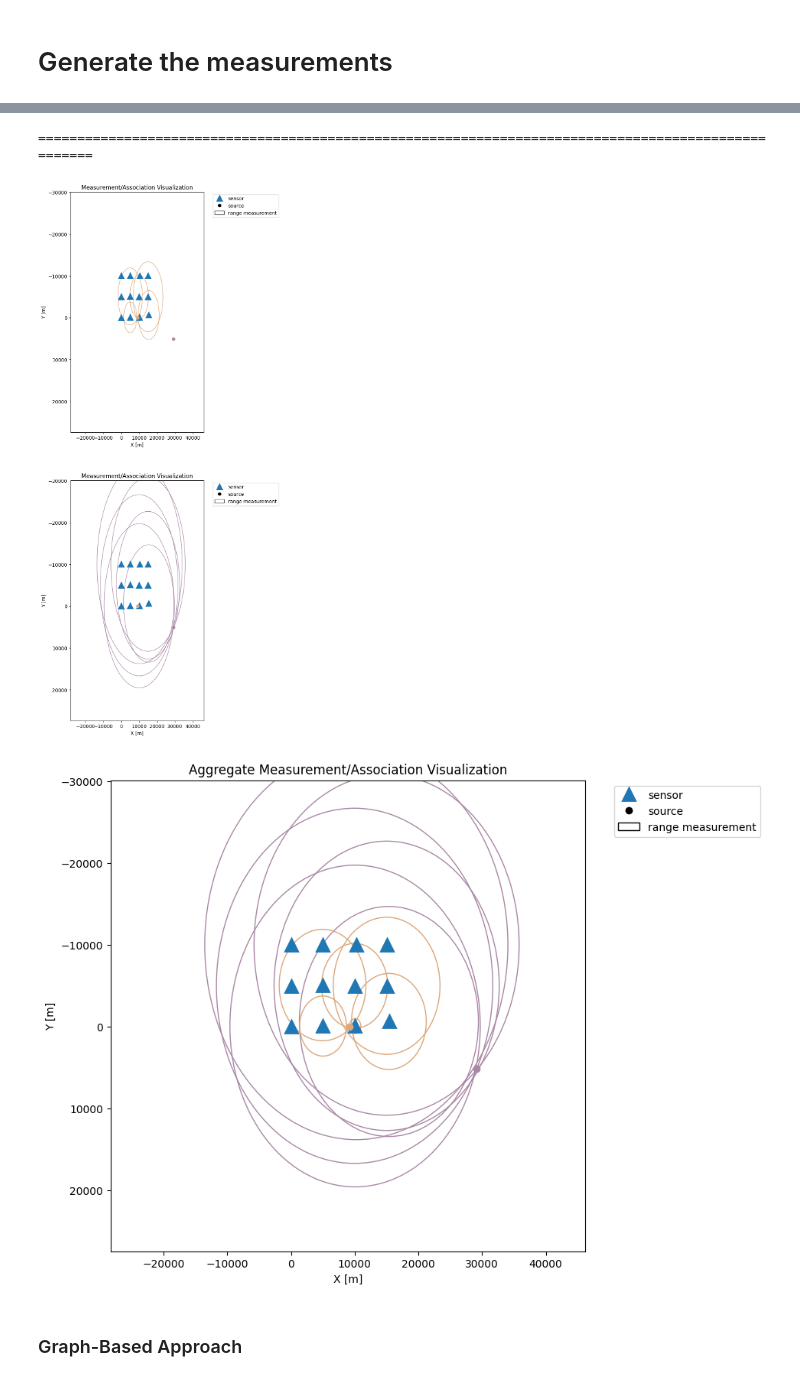
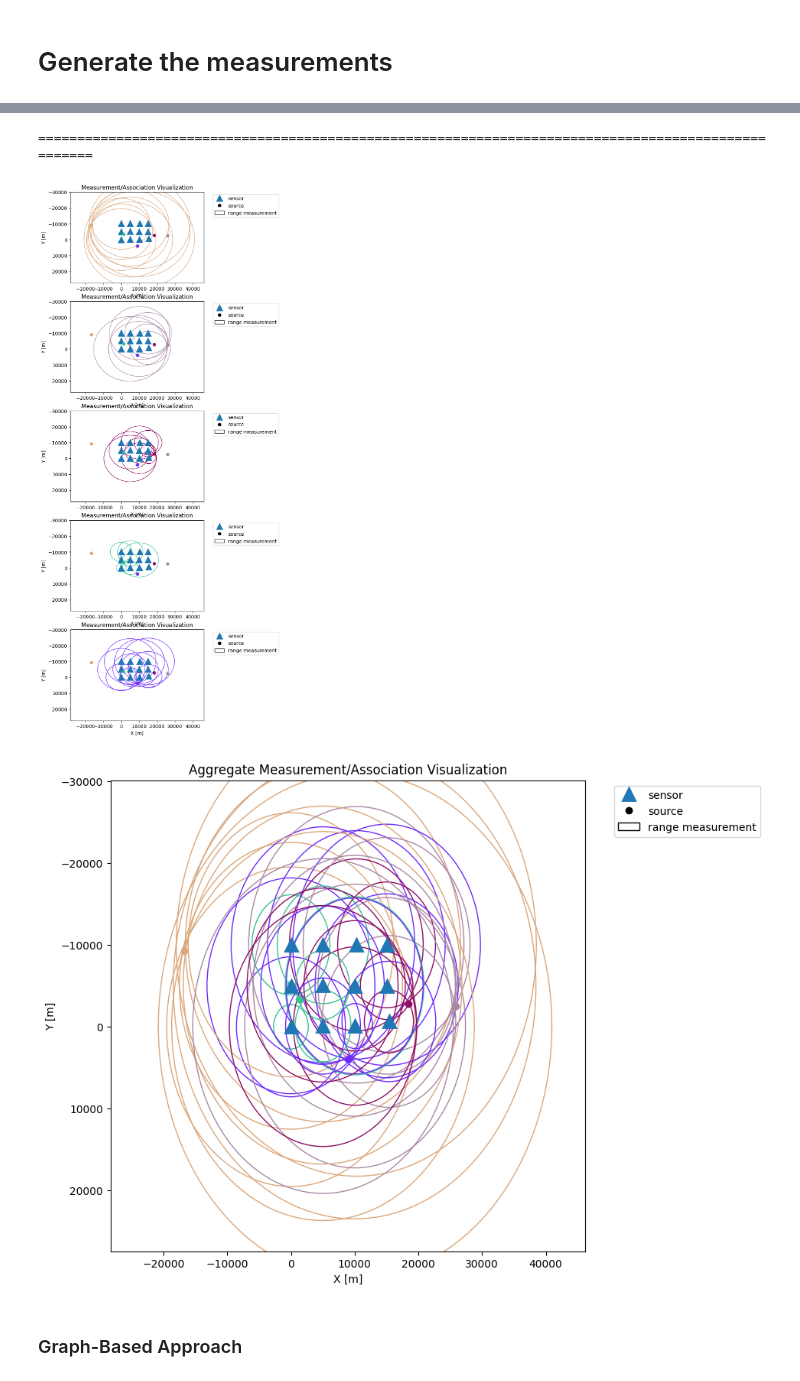
Before and after one commit to whoi-mars/Whale-Gunshot-Localization, a Jupyter notebook: associate_and_localize/algorithm_sandbox.ipynb, the cells around one changed output, grey strips where cells are left out. Cells and saved outputs as stored; diff of their text form; code cells hidden in the pictures.

```diff
--- a/associate_and_localize/algorithm_sandbox.ipynb
+++ b/associate_and_localize/algorithm_sandbox.ipynb
@@ -61,8 +62,12 @@ def is_in_bay(source_locs, bathym, map_origin, dx, dy):
     """
 
     for loc in source_locs:
+        # line cutting off locations on the open-ocean side of Provincetown
+        line1 = loc[0] - 0.88434446716*loc[1] < -38672.47
+        # line cutting off locations on the west side of the Cape Cod Canal
+        line2 = loc[0] - 0.84448322668*loc[1] > 19385.3
         pixel = bathym.getpixel((round(map_origin[1] + loc[1]/dx), round(map_origin[0] + loc[0]/dy)))
-        if pixel == 147 or (loc[0] - 0.88434446716*(loc[1]) < -38672.47):
+        if pixel == 147 or line1 or line2:
             return False
     return True
 
@@ -130,10 +135,10 @@ def generate_measurements(num_sources, rng, var=10, num_delete=0, in_sensors=Fal
 
     # delete from each source
     for s in range(num_sources):
-        delete_num = num_delete
+        delete_num = rng.choice(num_delete)
         if delete_num:
             distances = np.sqrt(((TOSSIT_locations - source_locs[s,:]) ** 2).sum(axis=1))
-            to_delete = np.argsort(distances)[::-1][:TOSSIT_locations.shape[0] - delete_num] #rng.choice(np.arange(TOSSIT_locations.shape[0]), replace=False, size=delete_num)
+            to_delete = np.argsort(distances)[::-1][:delete_num] #rng.choice(np.arange(TOSSIT_locations.shape[0]), replace=False, size=delete_num)
             for d in to_delete:
                 idx = np.argwhere(source_associations[d] == s)
                 range_measurements[d] = np.delete(range_measurements[d], idx)
@@ -293,9 +298,9 @@ def visualize_measurements(measurements, TOSSIT_associations, source_association
 # Generate the measurements
 # %%
 # generate measurements and associations
-rng1 = np.random.default_rng(1524)
+rng1 = np.random.default_rng(12665)
 while True:
-    measurements, source_associations, TOSSIT_associations, source_locs = generate_measurements(num_sources=2, var=500**2, num_delete=6, rng=rng1, in_sensors=False)
+    measurements, source_associations, TOSSIT_associations, source_locs = generate_measurements(num_sources=5, var=1000**2, num_delete=6, rng=rng1, in_sensors=False)
     if math_tools.is_sparse_locs(source_locs, thresh=10) and is_in_bay(source_locs, bathym, config['TOSSIT']['map_origin'], config['TOSSIT']['dx'], config['TOSSIT']['dy']):
         break
 
@@ -314,6 +319,6 @@ visualize_measurements(measurements, TOSSIT_associations, source_associations, s
 ====================================================================================================
-[figure, old version]
+[figure, new version]
-[figure, old version]
+[figure, new version]
 # %% [markdown]
 
 
```
Also changed, not shown: parts of 11 cells of this notebook.
